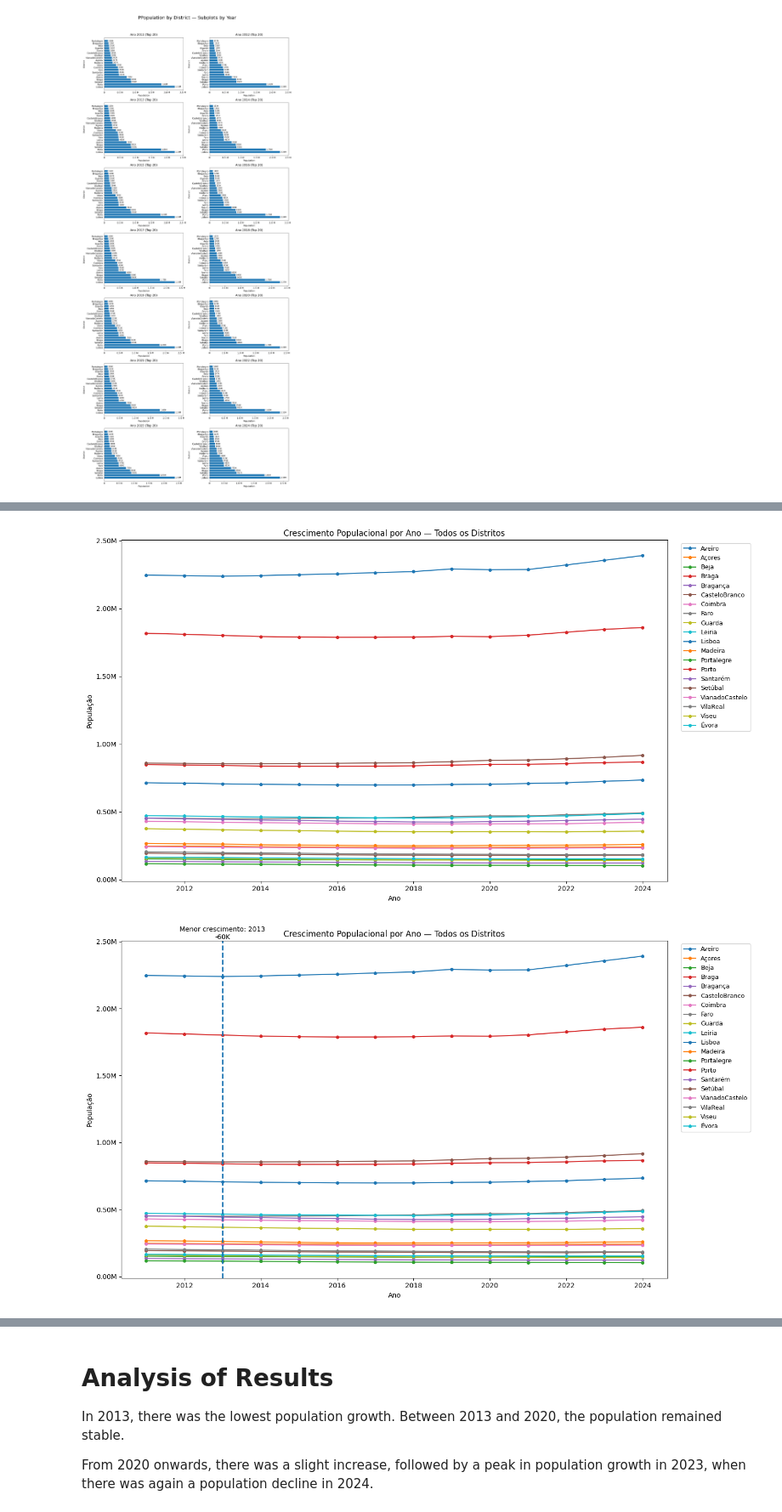
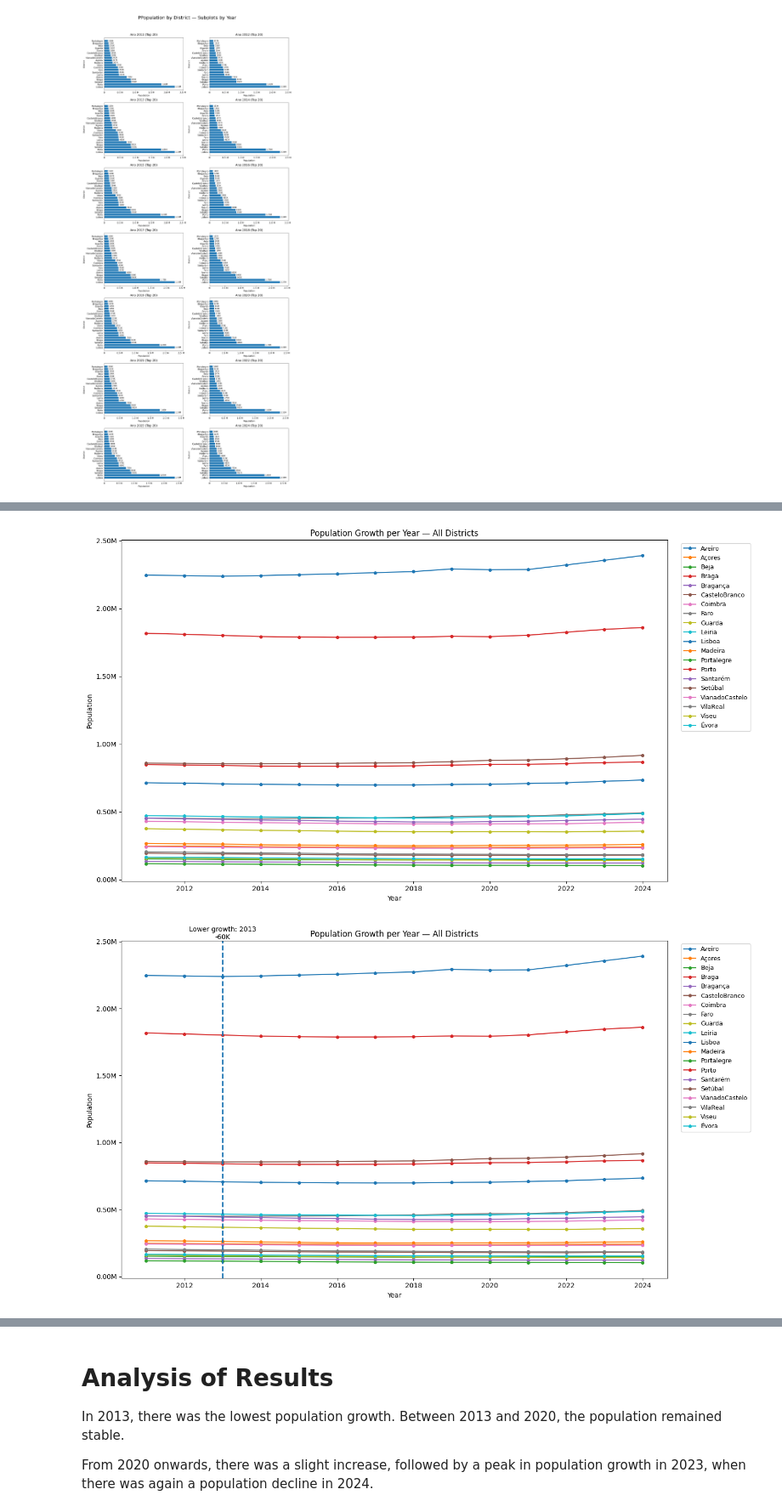
Before and after one commit to rosasampaio/simple_data_visualization_python, a Jupyter notebook: final_test_01_exe_4.ipynb, the cells around one changed output, grey strips where cells are left out. Shown at 85% size. Drawn from its saved outputs; the diff is of its cells as text; code cells hidden in the pictures.

```diff
--- a/final_test_01_exe_4.ipynb
+++ b/final_test_01_exe_4.ipynb
@@ -490,8 +484,5 @@ plt.show()
 # %%
-import matplotlib.pyplot as plt
-import matplotlib.ticker as mtick
-
-# 1) garantir granularidade Ano + Distrito (ajuste sum -> max/last se Populacao for snapshot)
+# 1) Ensure granularity Year + District (adjust sum -> max/last if Population is snapshot)
 df_year = (
     df_copy
     .groupby(['Ano', 'Distrito'], as_index=False)['Populacao']
@@ -515,28 +506,22 @@ for distrito in sorted(df_year['Distrito'].unique()):
         label=distrito
     )
 
-plt.title('Crescimento Populacional por Ano — Todos os Distritos')
-plt.xlabel('Ano')
-plt.ylabel('População')
+plt.title('Population Growth per Year — All Districts')
+plt.xlabel('Year')
+plt.ylabel('Population')
 
-# eixo Y em milhões
 def millions(x, pos):
     return f'{x/1_000_000:.2f}M'
 
 plt.gca().yaxis.set_major_formatter(mtick.FuncFormatter(millions))
 
-# legenda fora (senão cobre o gráfico)
 plt.legend(bbox_to_anchor=(1.02, 1), loc='upper left', fontsize=9)
-
 plt.tight_layout()
 plt.show()
 # %% [output]
-[figure, old version]
+[figure, new version]
 # %%
-import matplotlib.pyplot as plt
-import matplotlib.ticker as mtick
-
-# 1) garantir granularidade Ano + Distrito
+#1) Ensure granularity Year + District
 df_year = (
     df_copy
     .groupby(['Ano', 'Distrito'], as_index=False)['Populacao']
@@ -558,9 +543,7 @@ for distrito in sorted(df_year['Distrito'].unique()):
         label=distrito
     )
 
-
-#  Calcular menor crescimento total (YoY)
-
+# (YoY)
 tot = (
     df_year
     .groupby('Ano', as_index=False)['Populacao']
@@ -570,42 +553,38 @@ tot = (
 
 tot['growth'] = tot['Populacao'].diff()
 
-# ignorar o primeiro NaN
 min_row = tot.loc[tot['growth'].idxmin()]
 min_year = int(min_row['Ano'])
 min_growth = float(min_row['growth'])
 
-# Linha vertical de destaque
+
 ax = plt.gca()
 ax.axvline(min_year, linestyle='--', linewidth=2)
 
-# Texto explicativo
 ymax = ax.get_ylim()[1]
 ax.text(
     min_year,
     ymax,
-    f'Menor crescimento: {min_year}\n{min_growth/1_000:.0f}K',
+    f'Lower growth: {min_year}\n{min_growth/1_000:.0f}K',
     ha='center',
     va='bottom',
     fontsize=10
 )
 
-#
+plt.title('Population Growth per Year — All Districts')
+plt.xlabel('Year')
+plt.ylabel('Population')
 
-plt.title('Crescimento Populacional por Ano — Todos os Distritos')
-plt.xlabel('Ano')
-plt.ylabel('População')
 
-# eixo Y em milhões
 def millions(x, pos):
     return f'{x/1_000_000:.2f}M'
 
 ax.yaxis.set_major_formatter(mtick.FuncFormatter(millions))
 
 plt.legend(bbox_to_anchor=(1.02, 1), loc='upper left', fontsize=9)
 
 plt.tight_layout()
 plt.show()
 # %% [output]
-[figure, old version]
+[figure, new version]
 # %%
```
Also changed, not shown: parts of 12 cells of this notebook, 1 other file.
